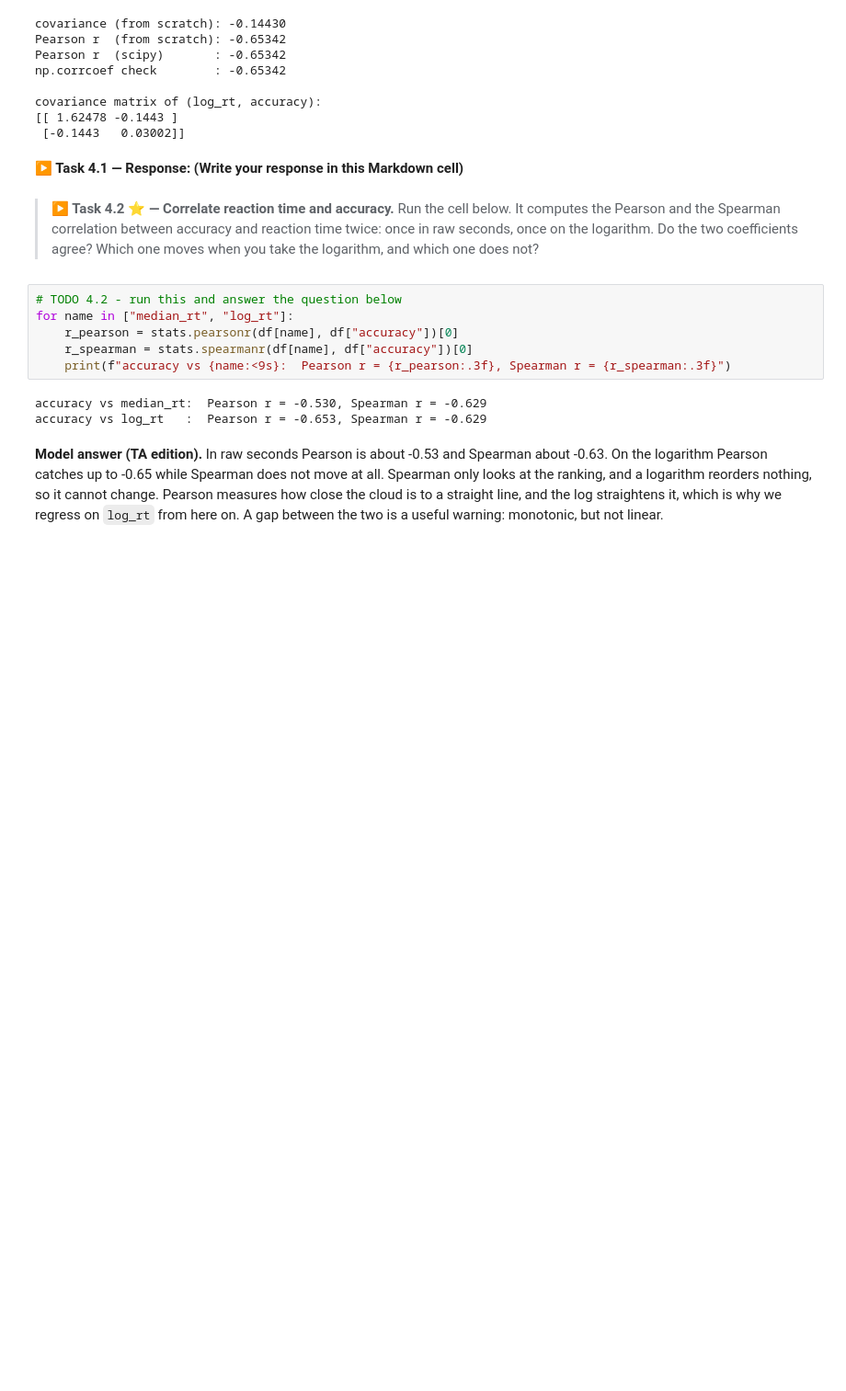
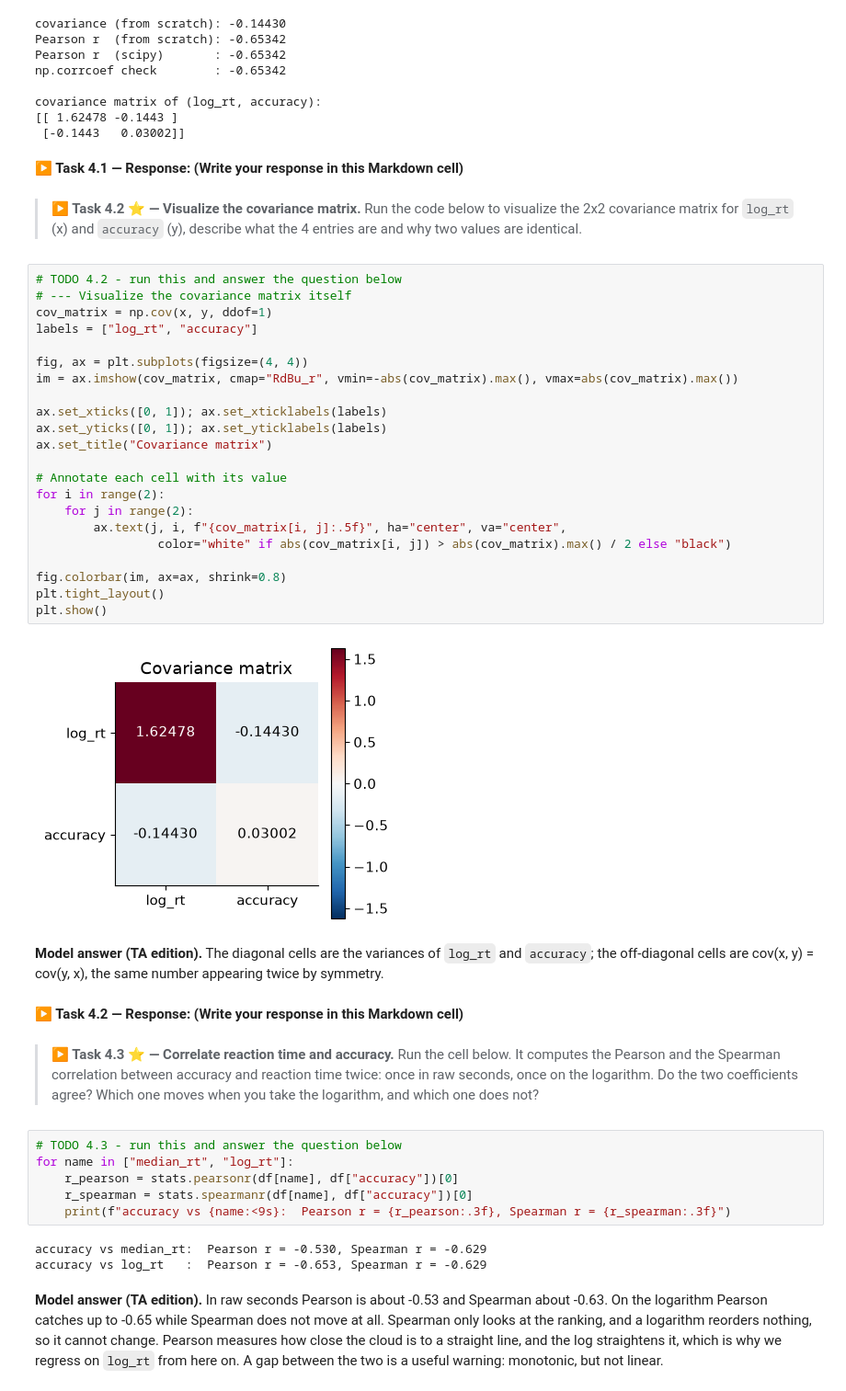
Before and after one commit to Ricmatgal/QMN_course_2026, a Jupyter notebook: notebooks/07_regression_TA.ipynb, the cells around one changed output. Shown at 92% size. Drawn from its saved outputs; the diff is of its cells as text; blank space fills up the shorter version.

```diff
--- a/notebooks/07_regression_TA.ipynb
+++ b/notebooks/07_regression_TA.ipynb
@@ -274,11 +274,42 @@ covariance matrix of (log_rt, accuracy):
  [-0.1443   0.03002]]
 # %% [markdown]
 **▶ Task 4.1 — Response: (Write your response in this Markdown cell)**
+# %% [markdown]
+> **▶ Task 4.2 ⭐ — Visualize the covariance matrix.**
+> Run the code below to visualize the 2x2 covariance matrix for `log_rt` (x) and `accuracy` (y), describe what the 4 entries are and why two values are identical.
+# %%
+# TODO 4.2 - run this and answer the question below
+# --- Visualize the covariance matrix itself
+cov_matrix = np.cov(x, y, ddof=1)
+labels = ["log_rt", "accuracy"]
+
+fig, ax = plt.subplots(figsize=(4, 4))
+im = ax.imshow(cov_matrix, cmap="RdBu_r", vmin=-abs(cov_matrix).max(), vmax=abs(cov_matrix).max())
+
+ax.set_xticks([0, 1]); ax.set_xticklabels(labels)
+ax.set_yticks([0, 1]); ax.set_yticklabels(labels)
+ax.set_title("Covariance matrix")
+
+# Annotate each cell with its value
+for i in range(2):
+    for j in range(2):
+        ax.text(j, i, f"{cov_matrix[i, j]:.5f}", ha="center", va="center",
+                 color="white" if abs(cov_matrix[i, j]) > abs(cov_matrix).max() / 2 else "black")
+
+fig.colorbar(im, ax=ax, shrink=0.8)
+plt.tight_layout()
+plt.show()
+# %% [output]
+[figure, added]
+# %% [markdown]
+**Model answer (TA edition).** The diagonal cells are the variances of `log_rt` and `accuracy`; the off-diagonal cells are cov(x, y) = cov(y, x), the same number appearing twice by symmetry.
+# %% [markdown]
+**▶ Task 4.2 — Response: (Write your response in this Markdown cell)**
 # %% [markdown]
-> **▶ Task 4.2 ⭐ — Correlate reaction time and accuracy.**
+> **▶ Task 4.3 ⭐ — Correlate reaction time and accuracy.**
 > Run the cell below. It computes the Pearson and the Spearman correlation between accuracy and reaction time twice: once in raw seconds, once on the logarithm. Do the two coefficients agree? Which one moves when you take the logarithm, and which one does not?
 # %%
-# TODO 4.2 - run this and answer the question below
+# TODO 4.3 - run this and answer the question below
 for name in ["median_rt", "log_rt"]:
     r_pearson = stats.pearsonr(df[name], df["accuracy"])[0]
     r_spearman = stats.spearmanr(df[name], df["accuracy"])[0]
```
Also changed, not shown: parts of 8 cells of this notebook.
